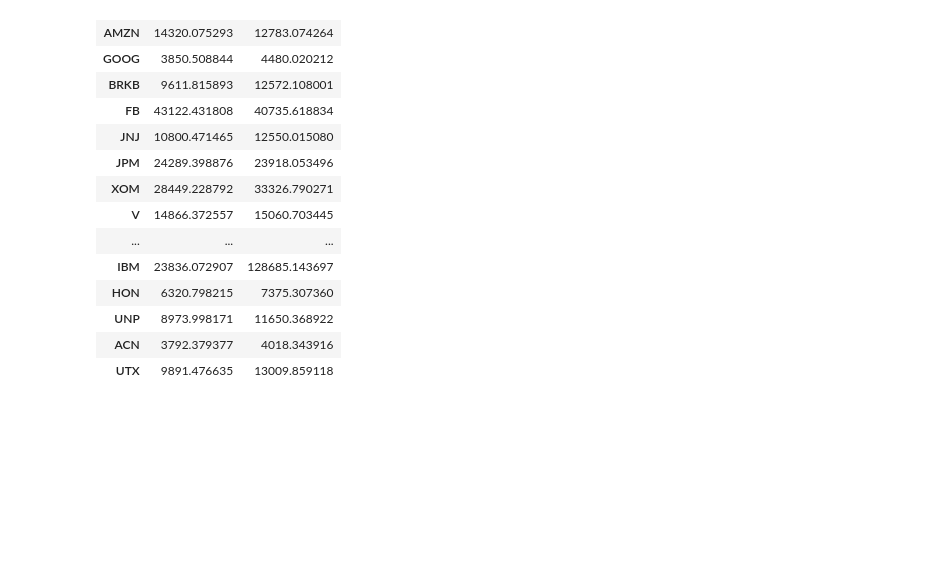
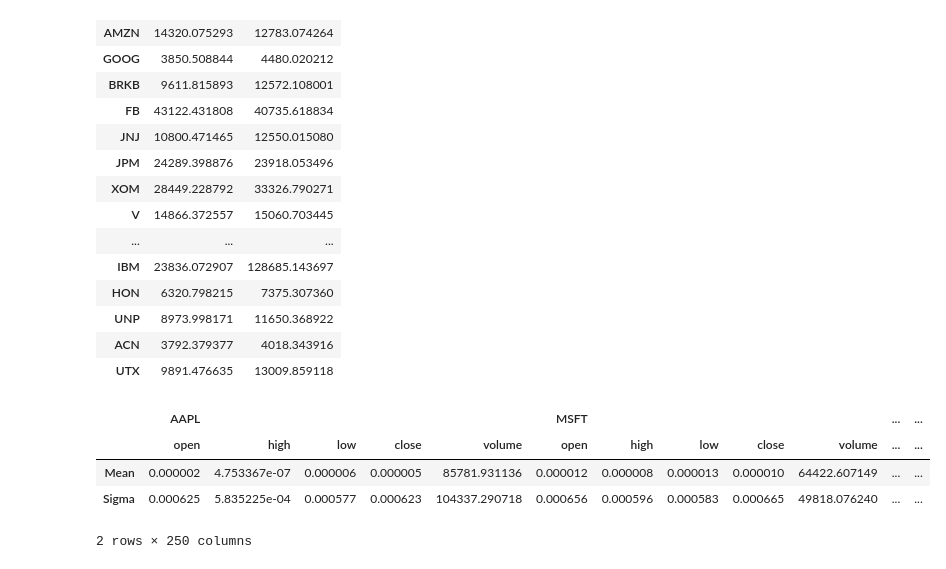
Before and after one commit to SiyangJ/DeepStock, a Jupyter notebook: FinalProject/DataPreprocessing.ipynb, the cells around one changed output. Drawn from its saved outputs; the diff is of its cells as text; code cells hidden in the pictures; blank space fills up the shorter version.

Commit message:
Normalize all data (not only volume). Some more config files.

```diff
--- a/FinalProject/DataPreprocessing.ipynb
+++ b/FinalProject/DataPreprocessing.ipynb
@@ -31,6 +31,10 @@ VOLUME_NORMALIZATION_ID = 'VOLUME_NORMALIZATION'
 DATA_PREPROCESSED_1 = os.path.join(DATA_PATH,'preprocessed_1.h5')
 DATA_PREPROCESSED_1_ID = 'DATA_PREPROCESSED_1'
 
+DATA_PREPROCESSED_2 = os.path.join(DATA_PATH,'preprocessed_2.h5')
+DATA_PREPROCESSED_2_ID = 'DATA_PREPROCESSED_2'
+NORMALIZATION_ID = 'MEAN_SIGMA'
+
 
 NUM_DAYS = 5
 NUM_PER_DAY = 390
@@ -151,0 +177,11 @@ vol_norm_params
+# %%
+df = pd.read_hdf(DATA_PREPROCESSED_2,DATA_PREPROCESSED_2_ID)
+mean_sigma = pd.read_hdf(DATA_PREPROCESSED_2,NORMALIZATION_ID)
+# %%
+mean_sigma
+# %% [output]
+|  | AAPL |  |  |  |  | MSFT |  |  |  |  | ... | ... |
+|  | open | high | low | close | volume | open | high | low | close | volume | ... | ... |
+| Mean | 0.000002 | 4.753367e-07 | 0.000006 | 0.000005 | 85781.931136 | 0.000012 | 0.000008 | 0.000013 | 0.000010 | 64422.607149 | ... | ... |
+| Sigma | 0.000625 | 5.835225e-04 | 0.000577 | 0.000623 | 104337.290718 | 0.000656 | 0.000596 | 0.000583 | 0.000665 | 49818.076240 | ... | ... |
+2 rows × 250 columns
```
Also changed, not shown: parts of 8 cells of this notebook, 16 other files.
